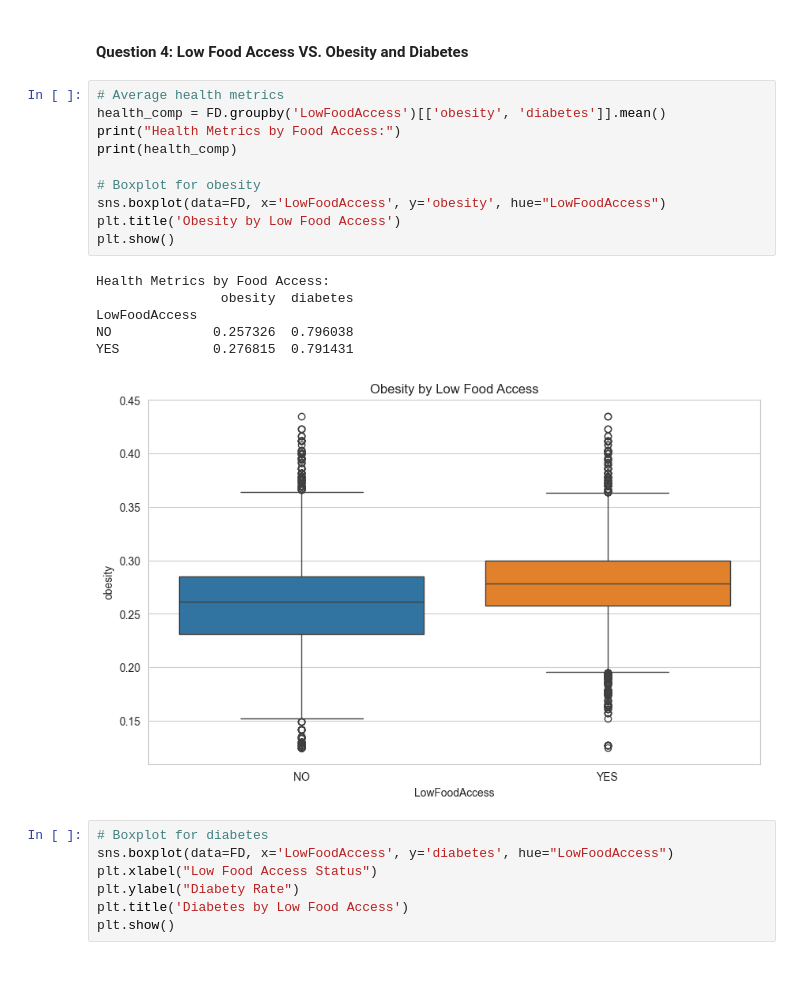
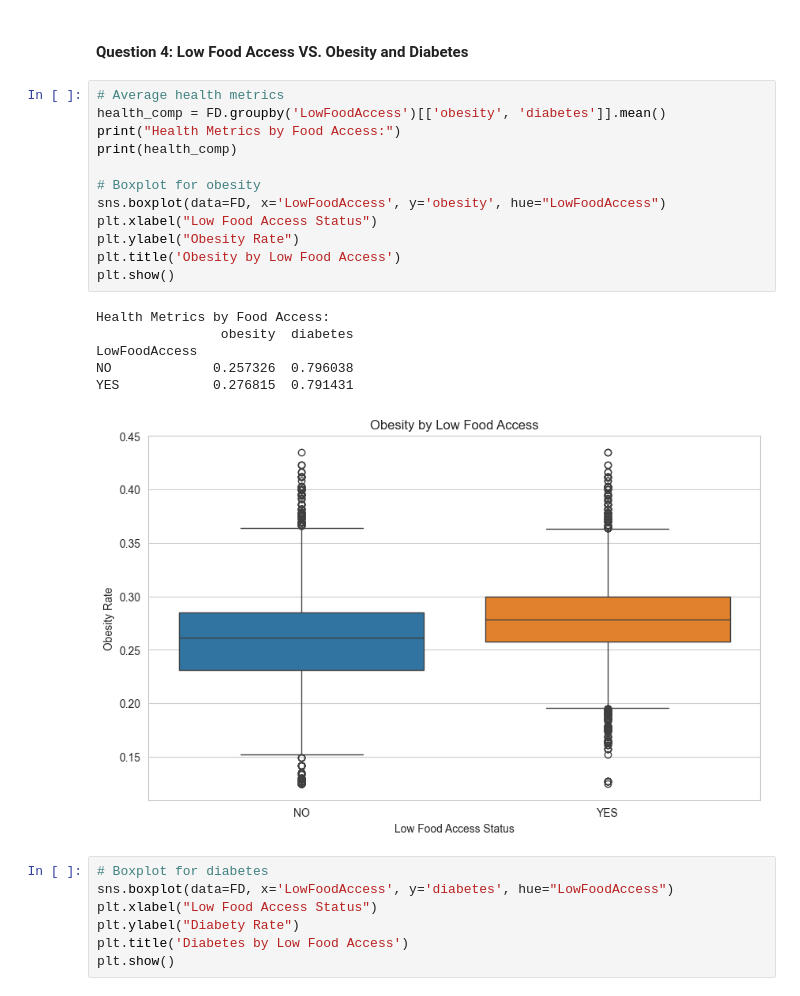
Before and after one commit to MahfoudBouad/portfolio, a Jupyter notebook: FoodAccessAnalysis.ipynb, the cells around one changed output. Saved outputs shown, nothing was run; the diff lists cells and outputs as text.

```diff
--- a/FoodAccessAnalysis.ipynb
+++ b/FoodAccessAnalysis.ipynb
@@ -423,20 +483,22 @@ plt.show()
 # %%
 # Average health metrics
 health_comp = FD.groupby('LowFoodAccess')[['obesity', 'diabetes']].mean()
 print("Health Metrics by Food Access:")
 print(health_comp)
 
 # Boxplot for obesity
 sns.boxplot(data=FD, x='LowFoodAccess', y='obesity', hue="LowFoodAccess")
+plt.xlabel("Low Food Access Status")
+plt.ylabel("Obesity Rate")
 plt.title('Obesity by Low Food Access')
 plt.show()
 # %% [output]
 Health Metrics by Food Access:
                 obesity  diabetes
 LowFoodAccess
 NO             0.257326  0.796038
 YES            0.276815  0.791431
-[figure, old version]
+[figure, new version]
 # %%
 # Boxplot for diabetes
 sns.boxplot(data=FD, x='LowFoodAccess', y='diabetes', hue="LowFoodAccess")
```
Also changed, not shown: parts of 7 cells of this notebook, 2 other files.
